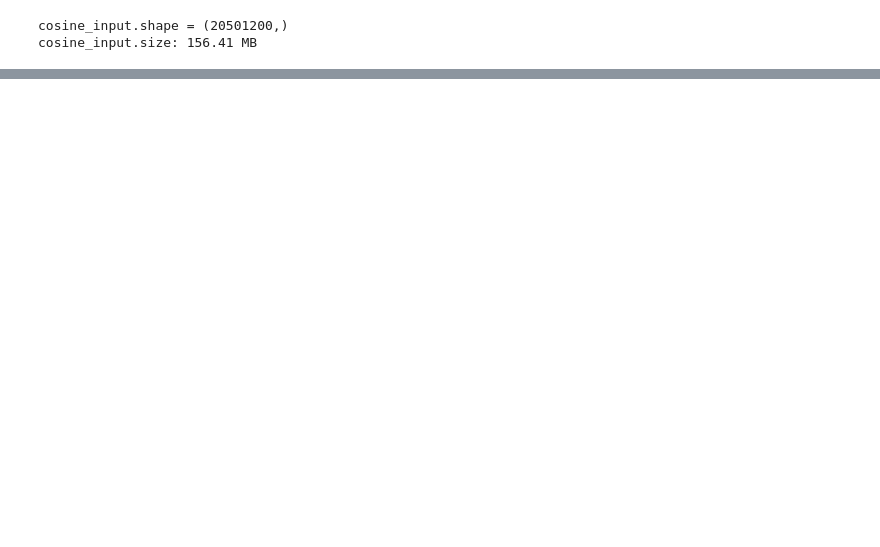
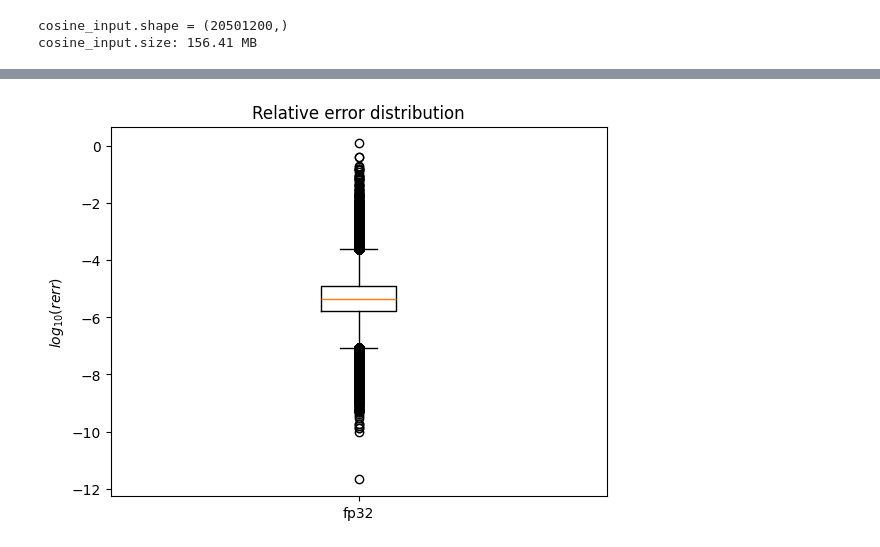
Before and after one commit to FattiMei/slm-porting, a Jupyter notebook: analysis/multiprecision.ipynb, the cells around one changed output, grey strips where cells are left out. Saved outputs shown, nothing was run; the diff lists cells and outputs as text; code cells hidden in the pictures; blank space fills up the shorter version.

```diff
--- a/analysis/multiprecision.ipynb
+++ b/analysis/multiprecision.ipynb
@@ -80,0 +96,29 @@ plt.show()
+# %%
+import slmporting.impl.impl_numpy
+
+impl = [
+    impl
+    for impl in slmporting.impl.impl_numpy.IMPLS
+    if (impl.algorithm == Algorithm.RS)
+][0]()
+# %%
+x, y, z = generate_grid_points(10, size=300.0)
+pists = Array(np.random.uniform(size=x.size))
+x = Array(x)
+y = Array(y)
+z = Array(z)
+# %%
+phase = {
+    dtype: impl(x, y, z, pists, slm, dtype=dtype)[0]
+    for dtype in [DType.fp32, DType.fp64]
+}
+# %%
+abs_err = np.abs(phase[DType.fp64] - phase[DType.fp32])
+rel_err = abs_err / np.abs(phase[DType.fp64])
+# %%
+plt.title('Relative error distribution')
+plt.boxplot(np.log10(rel_err), tick_labels=['fp32'])
+plt.ylabel('$log_{10}(rerr)$')
+plt.show()
+# %% [output]
+[figure, added]
```
Also changed, not shown: parts of 8 cells of this notebook.
